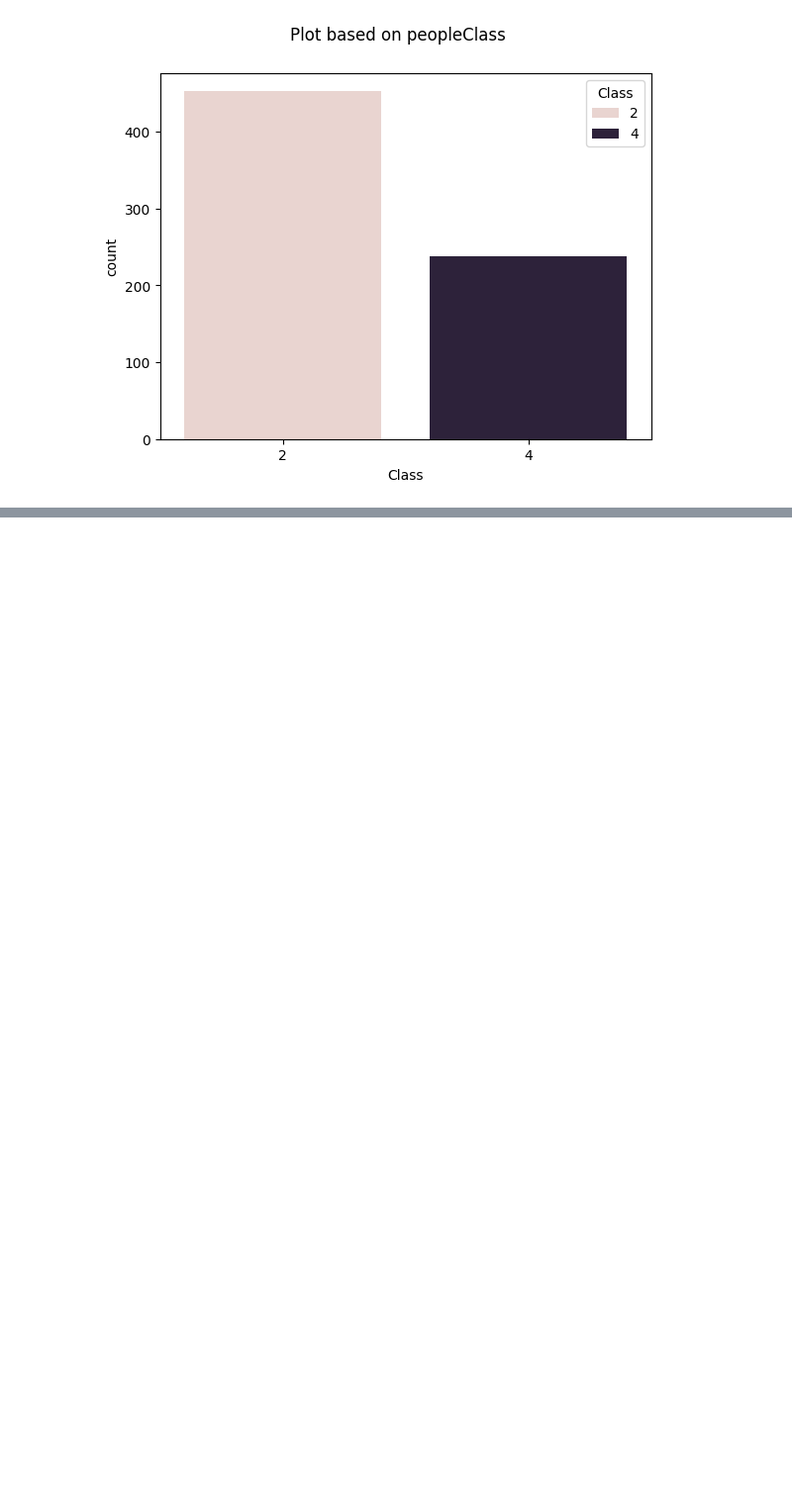
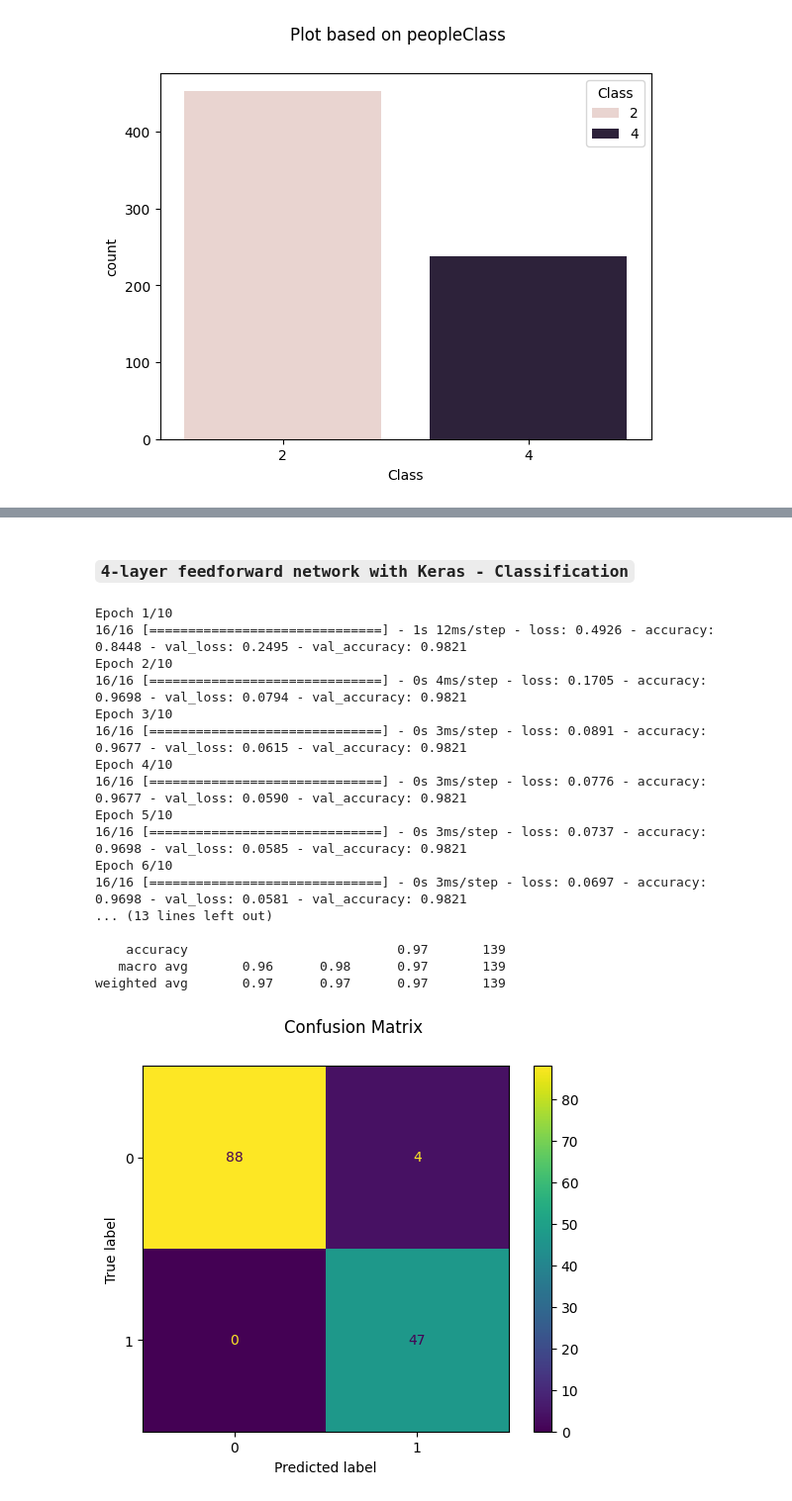
Before and after one commit to alizahedzadeh/Applied-Data-Science-Course-Assignments, a Jupyter notebook: assignments/Assignment 9 Neural Networks/HW9_Neural_Networks.ipynb, the cells around one changed output, grey strips where cells are left out. Shown at 99% size. Saved outputs shown, nothing was run; the diff lists cells and outputs as text; code cells hidden in the pictures; blank space fills up the shorter version.

```diff
--- a/assignments/Assignment 9 Neural Networks/HW9_Neural_Networks.ipynb
+++ b/assignments/Assignment 9 Neural Networks/HW9_Neural_Networks.ipynb
@@ -858,0 +955,57 @@ for column in df.columns:
+# %% [markdown]
+### **`4-layer feedforward network with Keras - Classification`**
+# %%
+# Convert class labels to numerical format (assuming binary classification)
+y_train = y_train.map({2: 0, 4: 1})
+y_test = y_test.map({2: 0, 4: 1})
+# %%
+# Import necessary libraries
+from keras.optimizers import Adam
+
+# Set a random seed for reproducibility
+seed(27)
+tf.random.set_seed(27)
+
+# Build the neural network model
+model = Sequential()
+model.add(Dense(128, input_dim=X_train_scaled.shape[1], activation='relu'))
+model.add(Dense(64, activation='relu'))
+model.add(Dense(32, activation='relu'))
+model.add(Dense(1, activation='sigmoid'))
+
+# Compile the model
+model.compile(loss='binary_crossentropy', optimizer=Adam(learning_rate=0.001), metrics=['accuracy'])
+
+# Train the model
+history = model.fit(X_train_scaled, y_train, epochs=10, batch_size=32, validation_split=0.1)
+
+# Evaluate the model on the test set
+y_pred_prob = model.predict(X_test_scaled)
+y_pred = (y_pred_prob > 0.5).astype(int)
+
+#Classification report
+print(classification_report(y_test, y_pred))
+
+#ploting
+confussion_matrix = ConfusionMatrixDisplay.from_predictions(y_test, y_pred)
+confussion_matrix.figure_.suptitle("Confusion Matrix")
+plt.show()
+# %% [output]
+Epoch 1/10
+16/16 [==============================] - 1s 12ms/step - loss: 0.4926 - accuracy: 0.8448 - val_loss: 0.2495 - val_accuracy: 0.9821
+Epoch 2/10
+16/16 [==============================] - 0s 4ms/step - loss: 0.1705 - accuracy: 0.9698 - val_loss: 0.0794 - val_accuracy: 0.9821
+Epoch 3/10
+16/16 [==============================] - 0s 3ms/step - loss: 0.0891 - accuracy: 0.9677 - val_loss: 0.0615 - val_accuracy: 0.9821
+Epoch 4/10
+16/16 [==============================] - 0s 3ms/step - loss: 0.0776 - accuracy: 0.9677 - val_loss: 0.0590 - val_accuracy: 0.9821
+Epoch 5/10
+16/16 [==============================] - 0s 3ms/step - loss: 0.0737 - accuracy: 0.9698 - val_loss: 0.0585 - val_accuracy: 0.9821
+Epoch 6/10
+16/16 [==============================] - 0s 3ms/step - loss: 0.0697 - accuracy: 0.9698 - val_loss: 0.0581 - val_accuracy: 0.9821
+... (13 lines left out)
+
+    accuracy                           0.97       139
+   macro avg       0.96      0.98      0.97       139
+weighted avg       0.97      0.97      0.97       139
+[figure, added]
```
Also changed, not shown: parts of 45 cells of this notebook.
